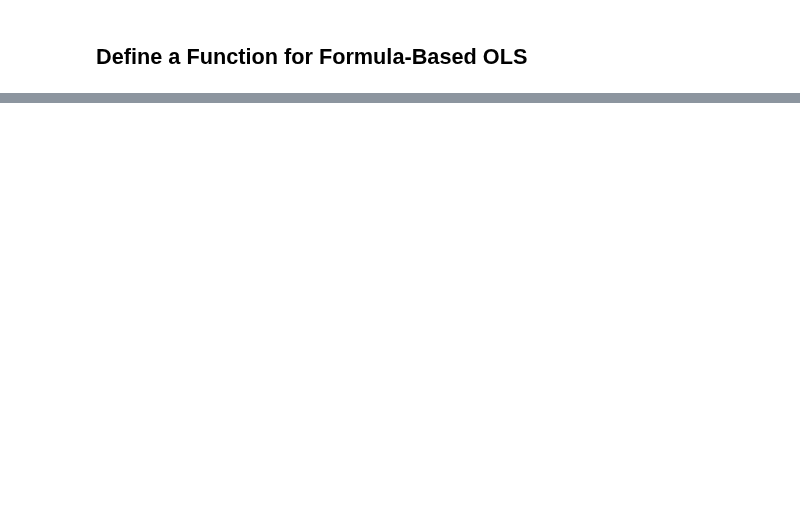
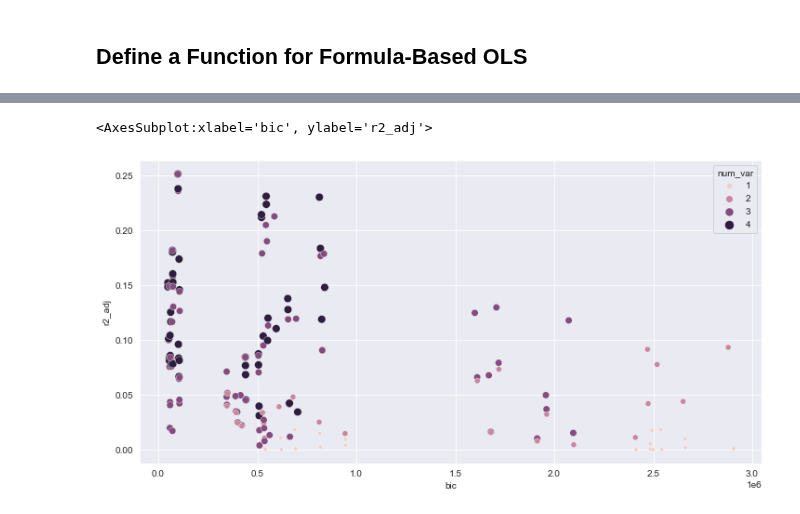
Before and after one commit to pballent/hia-covid, a Jupyter notebook: hia_covid_python_exploration/Google_Mob_COVID_Scratchpad.ipynb, the cells around one changed output, grey strips where cells are left out. Cells and saved outputs as stored; diff of their text form; code cells hidden in the pictures; blank space fills up the shorter version.

```diff
--- a/hia_covid_python_exploration/Google_Mob_COVID_Scratchpad.ipynb
+++ b/hia_covid_python_exploration/Google_Mob_COVID_Scratchpad.ipynb
@@ -364,0 +485,12 @@ print(res.summary())
+# %%
+list_df_graph = []
+for i in samp_list:
+    try:
+        df_graph = run_timeseries_models(formulatxt=i, list_dateranges=every_3month, df=combined)
+        list_df_graph.append(df_graph)
+    except:
+        print("Error for "+i)
+        continue
+
+
+bigdf = pd.concat(list_df_graph)
@@ -364,0 +515,2 @@ print(res.summary())
+# %%
+bigdf['num_var'] = bigdf['formula'].str.count('\+')+1
@@ -364,0 +537,7 @@ print(res.summary())
+# %%
+sns.set_style("darkgrid")
+plt.figure(figsize=(12,6))
+sns.scatterplot(x="bic", y="r2_adj", hue="num_var", size="num_var", data=bigdf)
+# %% [output]
+<AxesSubplot:xlabel='bic', ylabel='r2_adj'>
+[figure, added]
```
Also changed, not shown: parts of 32 cells of this notebook, 2 other files.
